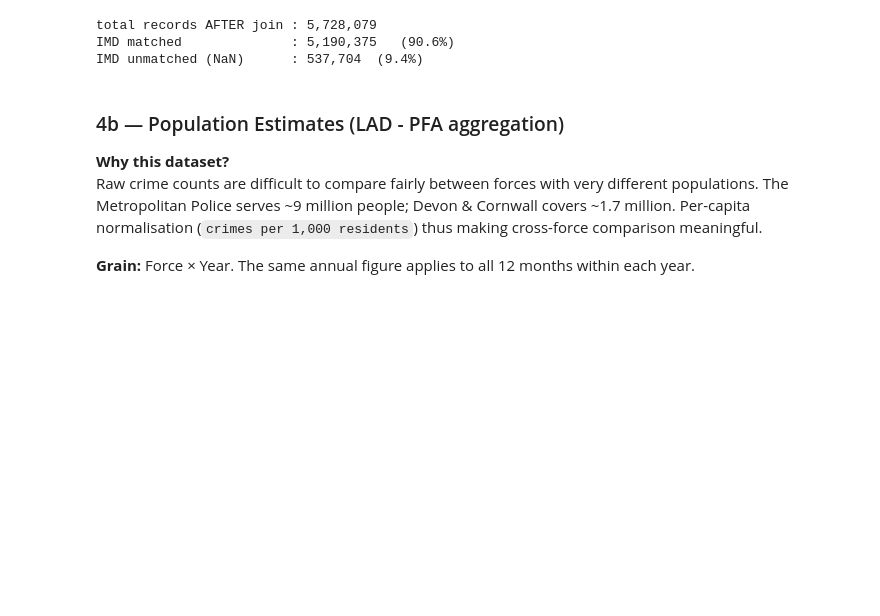
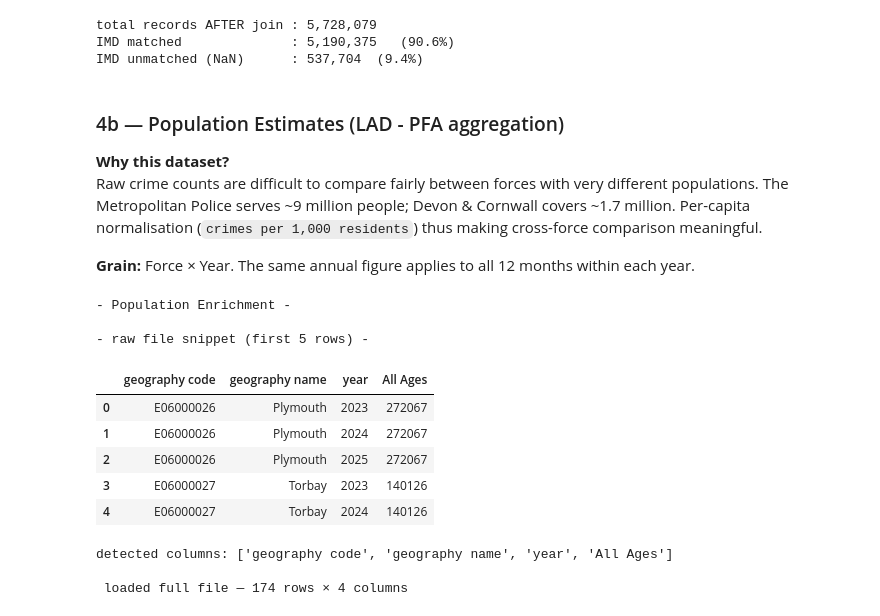
Before and after one commit to vcmeamaria/data-cleaning, a Jupyter notebook: pipeline.ipynb, the cells around one changed output. Drawn from its saved outputs; the diff is of its cells as text; code cells hidden in the pictures; blank space fills up the shorter version.

```diff
--- a/pipeline.ipynb
+++ b/pipeline.ipynb
@@ -610,3 +609,35 @@ IMD unmatched (NaN)      : 537,704  (9.4%)
 Raw crime counts are difficult to compare fairly between forces with very different populations. The Metropolitan Police serves ~9 million people; Devon & Cornwall covers ~1.7 million. Per-capita normalisation (`crimes per 1,000 residents`) thus making cross-force comparison meaningful.
 
 **Grain:** Force × Year. The same annual figure applies to all 12 months within each year.
+# %%
+# population file inspection
+print("- Population Enrichment -")
+
+if not POPULATION_FILE.exists():
+    raise FileNotFoundError(
+        f"Population file not found: {POPULATION_FILE}\n"
+        "Ensure the ONS LAD-level mid-year estimates CSV is in data/extra-data/"
+    )
+
+# snippet of raw structure to confirm column names before full load
+print("\n- raw file snippet (first 5 rows) -")
+df_pop_preview = pd.read_csv(POPULATION_FILE, nrows=5)
+display(df_pop_preview)
+print("detected columns:", df_pop_preview.columns.tolist())
+
+# Full load
+df_pop_raw = pd.read_csv(POPULATION_FILE)
+print(f"\n loaded full file — {df_pop_raw.shape[0]:,} rows × {df_pop_raw.shape[1]} columns")
+# %% [output]
+- Population Enrichment -
+
+- raw file snippet (first 5 rows) -
+|  | geography code | geography name | year | All Ages |
+| 0 | E06000026 | Plymouth | 2023 | 272067 |
+| 1 | E06000026 | Plymouth | 2024 | 272067 |
+| 2 | E06000026 | Plymouth | 2025 | 272067 |
+| 3 | E06000027 | Torbay | 2023 | 140126 |
+| 4 | E06000027 | Torbay | 2024 | 140126 |
+detected columns: ['geography code', 'geography name', 'year', 'All Ages']
+
+ loaded full file — 174 rows × 4 columns
```
Also changed, not shown: parts of 5 cells of this notebook.
